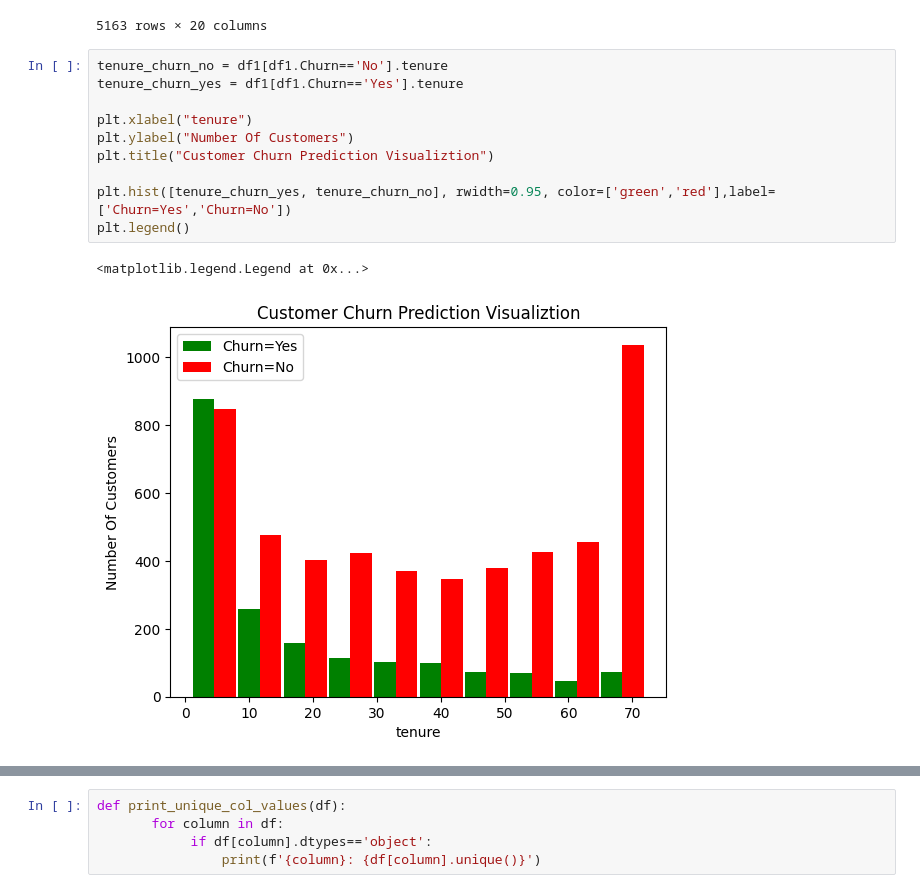
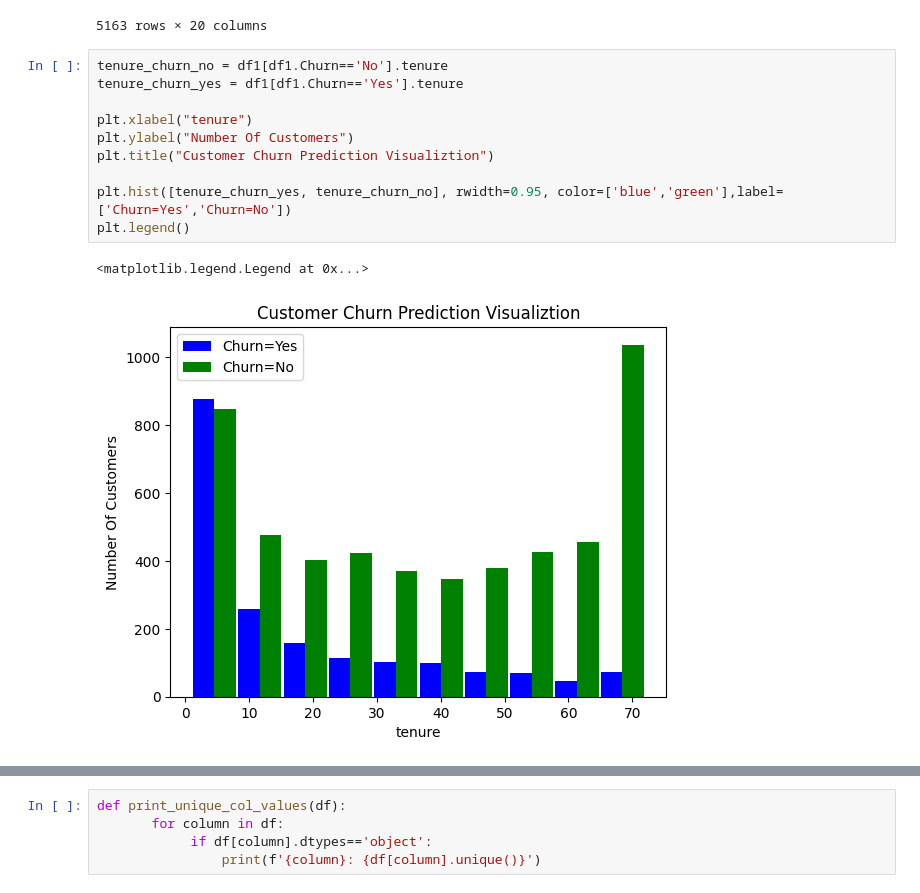
Before and after one commit to Lana242/customer_churn_prediction, a Jupyter notebook: Copy_of_Untitled48.ipynb, the cells around one changed output, grey strips where cells are left out. Saved outputs shown, nothing was run; the diff lists cells and outputs as text.

```diff
--- a/Copy_of_Untitled48.ipynb
+++ b/Copy_of_Untitled48.ipynb
@@ -175,16 +139,16 @@ df1[df1.Churn=='No']
 # %%
 tenure_churn_no = df1[df1.Churn=='No'].tenure
 tenure_churn_yes = df1[df1.Churn=='Yes'].tenure
 
 plt.xlabel("tenure")
 plt.ylabel("Number Of Customers")
 plt.title("Customer Churn Prediction Visualiztion")
 
-plt.hist([tenure_churn_yes, tenure_churn_no], rwidth=0.95, color=['green','red'],label=['Churn=Yes','Churn=No'])
+plt.hist([tenure_churn_yes, tenure_churn_no], rwidth=0.95, color=['blue','green'],label=['Churn=Yes','Churn=No'])
 plt.legend()
 # %% [output]
 <matplotlib.legend.Legend at 0x...>
-[figure, old version]
+[figure, new version]
 # %%
 
 mc_churn_no = df1[df1.Churn=='No'].MonthlyCharges
```
Also changed, not shown: parts of 37 cells of this notebook.
